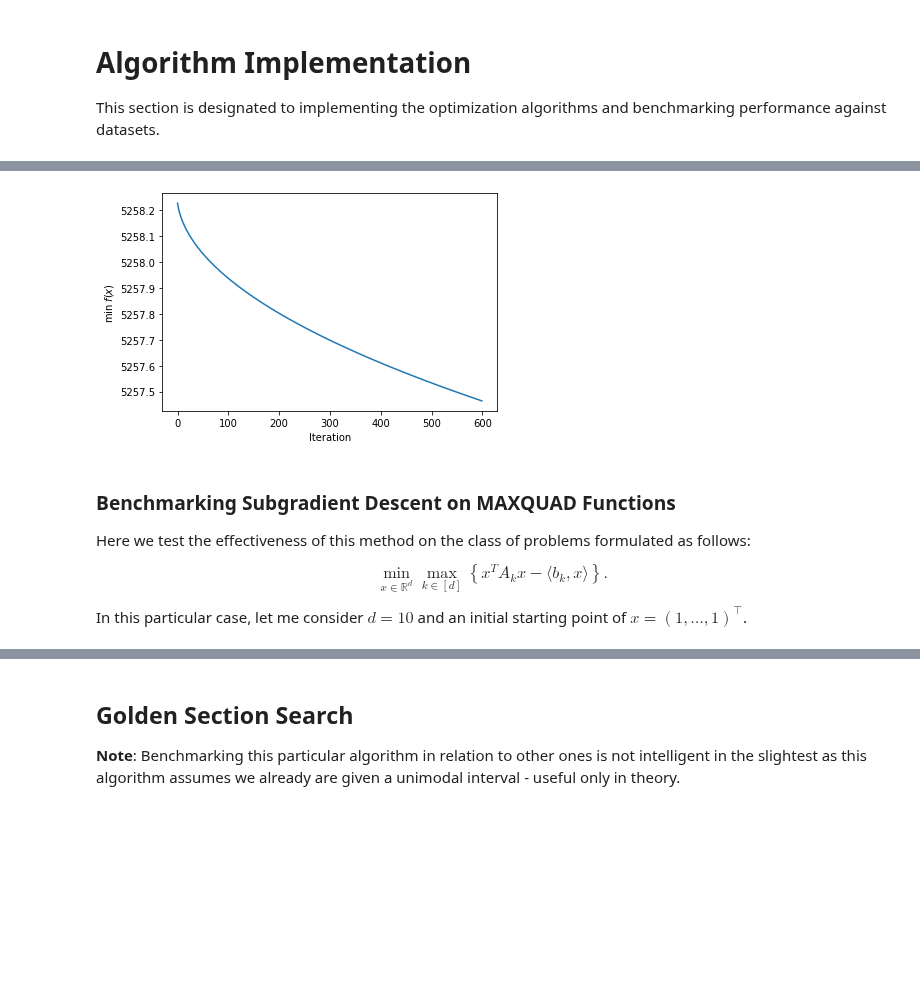
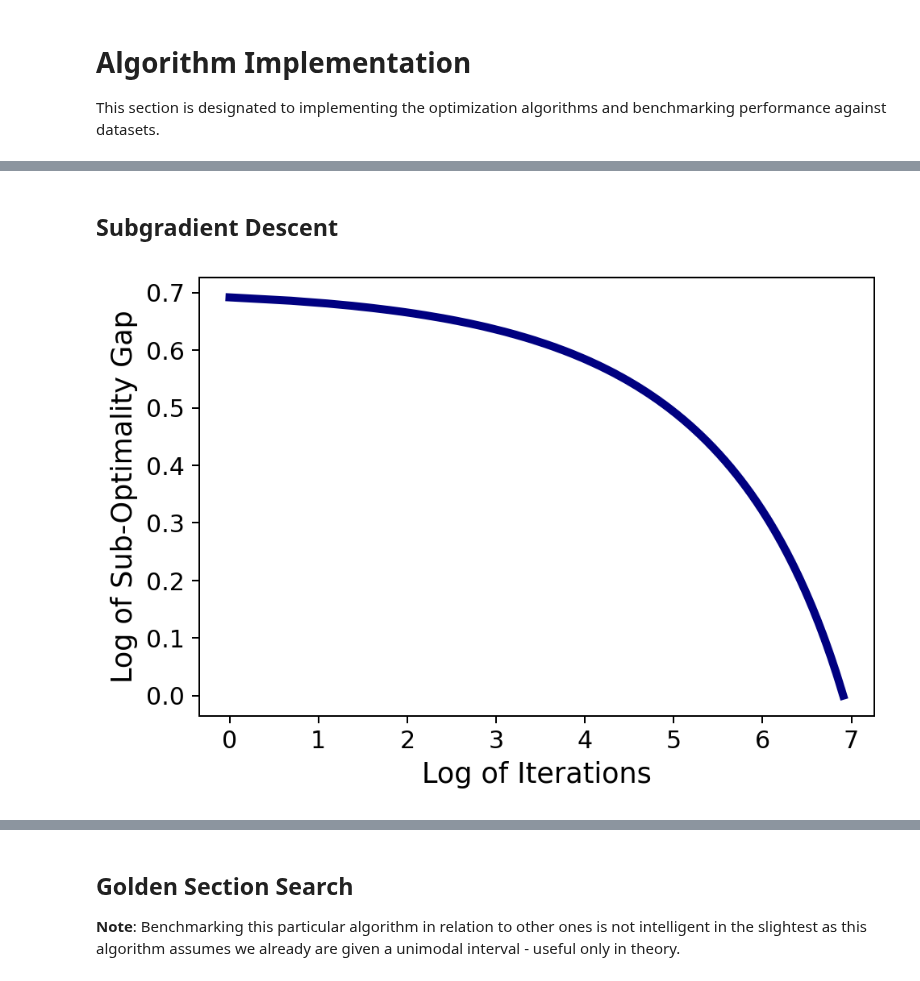
Before and after one commit to mindful-math/Stat_Notes, a Jupyter notebook: Optimization.ipynb, the cells around one changed output, grey strips where cells are left out. Drawn from its saved outputs; the diff is of its cells as text; code cells hidden in the pictures; blank space fills up the shorter version.

Commit message:
adding graph of log-log convergence

```diff
--- a/Optimization.ipynb
+++ b/Optimization.ipynb
@@ -373,5 +375,31 @@ import numpy as np
 import time
 from matplotlib.animation import FuncAnimation
+# %%
+# Set plotting font sizes and properties
+TINY_SIZE = 12
+SMALL_SIZE = 12
+MEDIUM_SIZE = 14
+BIGGER_SIZE = 20
+MARKER_SIZE = 6
+LINE_SIZE = 4
+
+plt.rc("font", size=SMALL_SIZE)  # controls default text sizes
+plt.rc("axes", titlesize=BIGGER_SIZE)  # fontsize of the axes title
+plt.rc("axes", labelsize=MEDIUM_SIZE)  # fontsize of the x and y labels
+plt.rc("xtick", labelsize=SMALL_SIZE)  # fontsize of the tick labels
+plt.rc("ytick", labelsize=SMALL_SIZE)  # fontsize of the tick labels
+plt.rc("legend", fontsize=TINY_SIZE)  # legend fontsize
+plt.rc("figure", titlesize=BIGGER_SIZE)  # fontsize of the figure title
+plt.rc("lines", markersize=MARKER_SIZE)  # marker size
+plt.rc("lines", linewidth=LINE_SIZE)  # line width
+
+mpl.rcParams["figure.dpi"] = 180 # sets the image quality
+
+# Height and width per row and column of subplots
+FIG_HEIGHT = 18
+FIG_WIDTH = 16
+fig_fcn = lambda kwargs: plt.figure(figsize=(FIG_WIDTH, FIG_HEIGHT), **kwargs)
+color_list = sns.color_palette("Paired")
 # %%
 # timer class to benchmark running times of algorithms
 class Timer:
@@ -477,18 +431,2 @@ class SubgradientDescent():
-# %%
-subgrad = SubgradientDescent()
-results = subgrad.train()
-# %%
-plt.plot(results['y'])
-plt.xlabel('Iteration')
-plt.ylabel('$\min\;f(x)$')
-plt.show()
-# %% [output]
-[figure, removed]
-# %% [markdown]
-### Benchmarking Subgradient Descent on MAXQUAD Functions
-
-Here we test the effectiveness of this method on the class of problems formulated as follows:
-
-$$\min\limits_{x\in\mathbb{R}^d}\max\limits_{k\in[d]}\left\{x^TA_kx - \langle b_k, x\rangle\right\}.$$
-
-In this particular case, let me consider $d=10$ and an initial starting point of $x=\left(1,\dots,1\right)^\intercal$.
+# %% [markdown]
+## Subgradient Descent
@@ -494,0 +513,5 @@ In this particular case, let me consider $d=10$ and an initial starting point of
+# %%
+subgrad = SubgradientDescent()
+results = subgrad.graph_log_iter()
+# %% [output]
+[figure, added]
```
Also changed, not shown: parts of 5 cells of this notebook.
